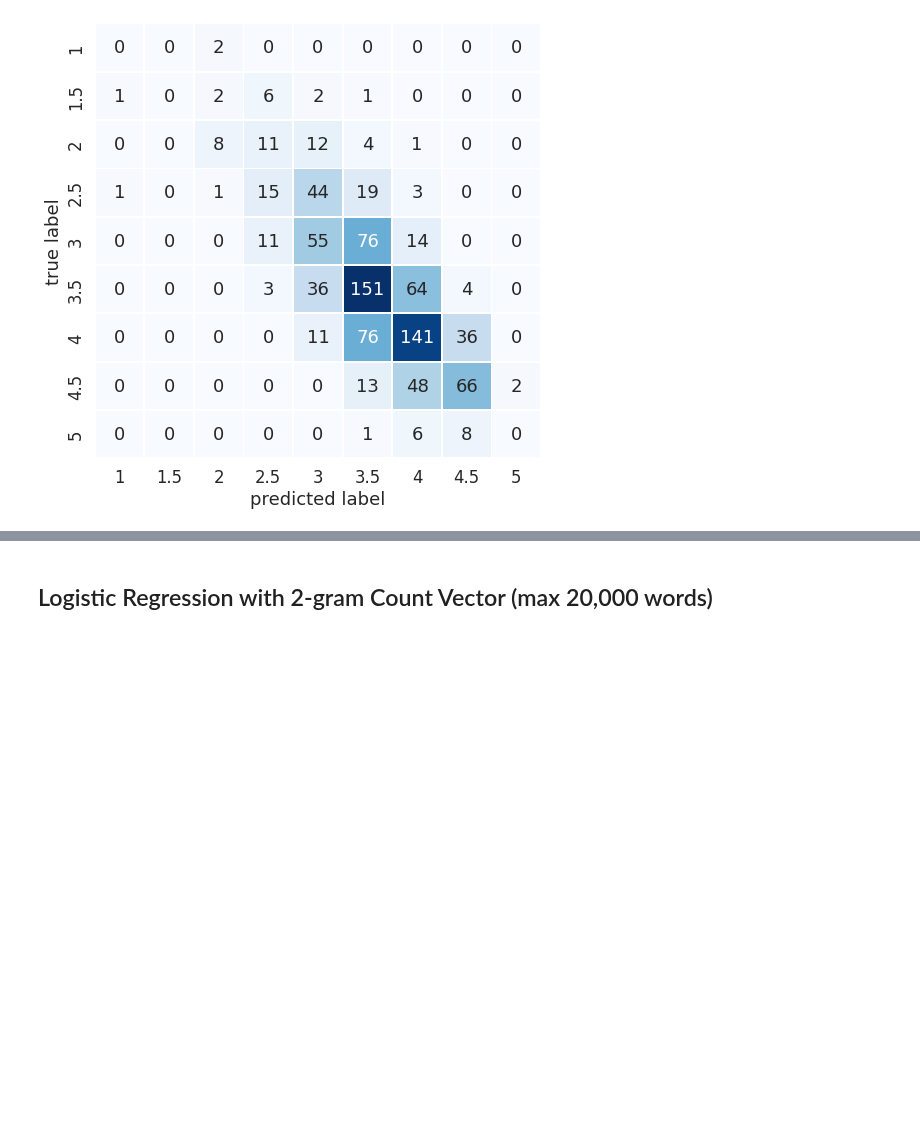
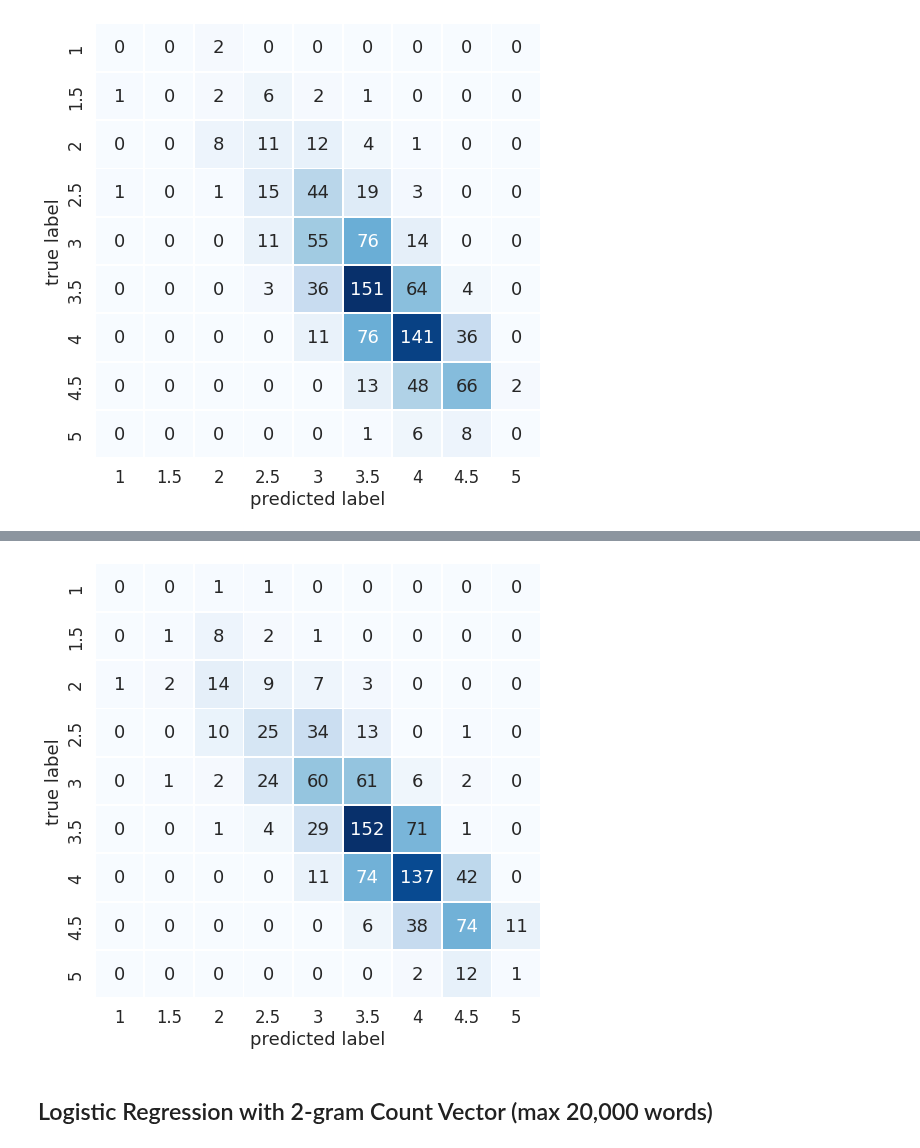
Before and after one commit to EAName/yelp-reviews, a Jupyter notebook: Yelp_Combined_Models_RA.ipynb, the cells around one changed output, grey strips where cells are left out. Drawn from its saved outputs; the diff is of its cells as text; code cells hidden in the pictures; blank space fills up the shorter version.

```diff
--- a/Yelp_Combined_Models_RA.ipynb
+++ b/Yelp_Combined_Models_RA.ipynb
@@ -800,0 +891,13 @@ plot_confusion_matrix(y_test,preds)
+# %%
+strategy = {'3.5':615, '4.0':555,'3.0':390, '4.5': 333, '2.5':184, '2.0':150,'5.0':150, '1.5':100,'1.0':100}
+oversample=SMOTE(sampling_strategy = strategy, k_neighbors=2)
+X_train_smote, y_train_smote = oversample.fit_resample(X_train, y_train)
+# %%
+%%time
+lr = LogisticRegression(max_iter= 300, random_state = 10)
+
+parameters_lr = {'C': [0.01, 1]}
+
+gscv_lr = GridSearchCV(lr, parameters_lr, cv=3, scoring='accuracy', verbose=1)
+
+gscv_lr.fit(X_train_smote, y_train_smote)
@@ -800,0 +916,2 @@ plot_confusion_matrix(y_test,preds)
+# %%
+preds = gscv_lr.predict(X_test)
@@ -801,3 +938,8 @@ plot_confusion_matrix(y_test,preds)
+# %%
+sns.set(font_scale=1.5)
+plot_confusion_matrix(y_test,preds)
+# %% [output]
+[figure, added]
 # %% [markdown]
 ## Logistic Regression with 2-gram Count Vector (max 20,000 words)
 # %%
```
Also changed, not shown: parts of 16 cells of this notebook.
